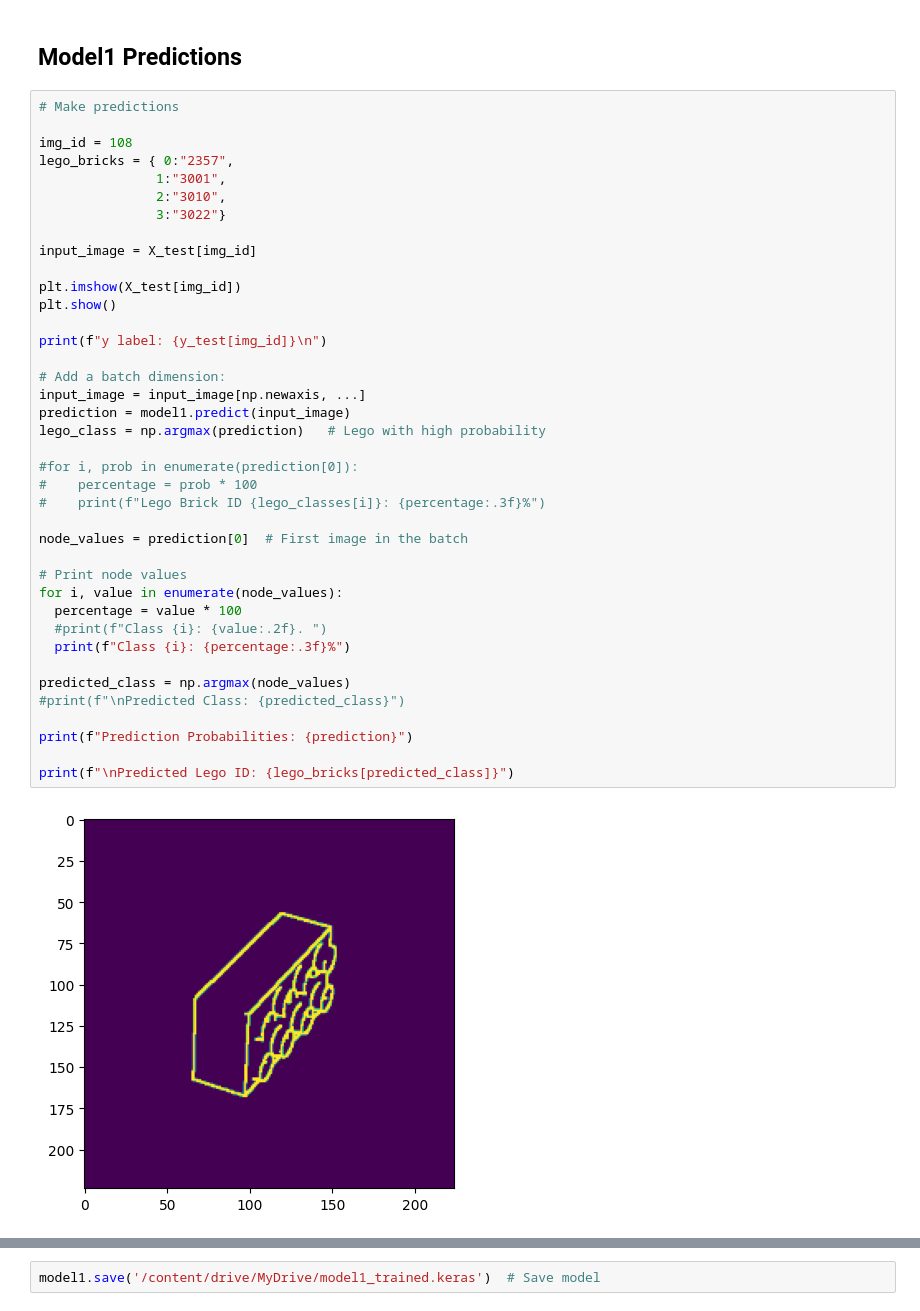
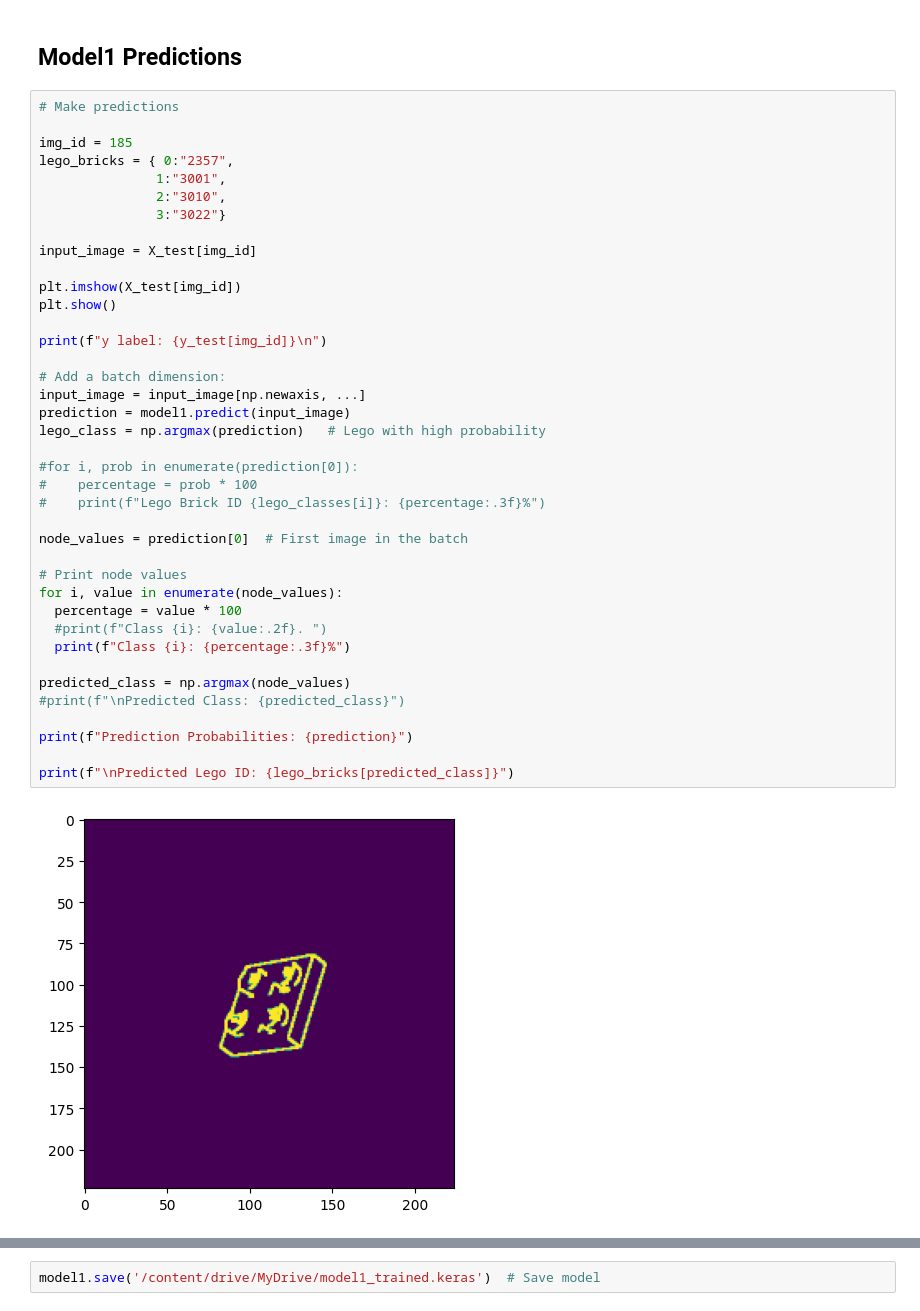
Before and after one commit to maadhuvijay/Project3-Lego-Classifier, a Jupyter notebook: Lego_classifier_new.ipynb, the cells around one changed output, grey strips where cells are left out. Cells and saved outputs as stored; diff of their text form.

```diff
--- a/Lego_classifier_new.ipynb
+++ b/Lego_classifier_new.ipynb
@@ -637,7 +647,7 @@ Test Loss: 0.1030
 # %%
 # Make predictions
 
-img_id = 108
+img_id = 185
 lego_bricks = { 0:"2357",
                1:"3001",
                2:"3010",
@@ -647,31 +657,31 @@ input_image = X_test[img_id]
 
 plt.imshow(X_test[img_id])
 plt.show()
 
 print(f"y label: {y_test[img_id]}\n")
 
 # Add a batch dimension:
 input_image = input_image[np.newaxis, ...]
 prediction = model1.predict(input_image)
 lego_class = np.argmax(prediction)   # Lego with high probability
 
 #for i, prob in enumerate(prediction[0]):
 #    percentage = prob * 100
 #    print(f"Lego Brick ID {lego_classes[i]}: {percentage:.3f}%")
 
 node_values = prediction[0]  # First image in the batch
 
 # Print node values
 for i, value in enumerate(node_values):
   percentage = value * 100
   #print(f"Class {i}: {value:.2f}. ")
   print(f"Class {i}: {percentage:.3f}%")
 
 predicted_class = np.argmax(node_values)
 #print(f"\nPredicted Class: {predicted_class}")
 
 print(f"Prediction Probabilities: {prediction}")
 
 print(f"\nPredicted Lego ID: {lego_bricks[predicted_class]}")
 # %% [output]
-[figure, old version]
+[figure, new version]
```
Also changed, not shown: parts of 33 cells of this notebook.
